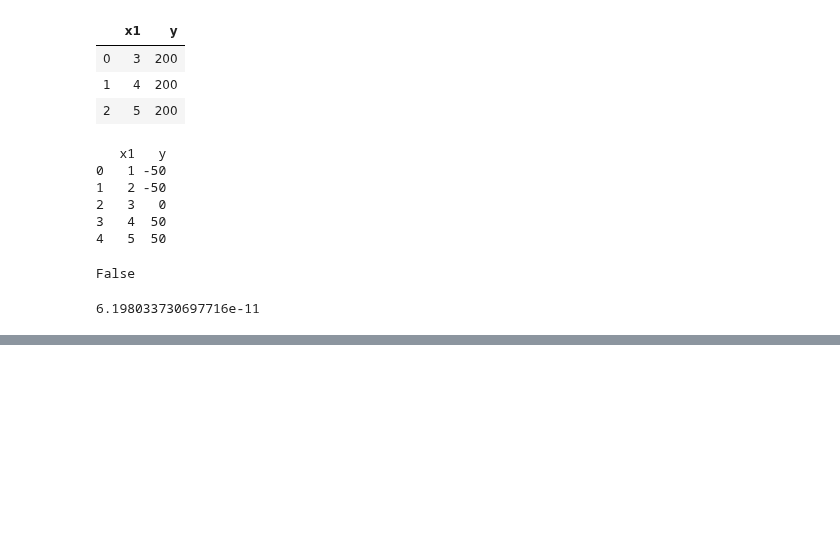
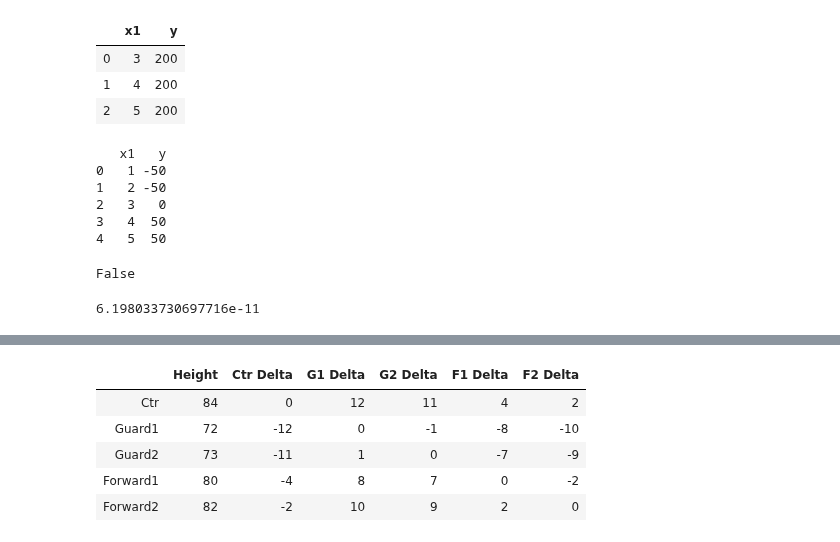
Before and after one commit to parrt/stratx, a Jupyter notebook: notebooks/play.ipynb, the cells around one changed output, grey strips where cells are left out. Saved outputs shown, nothing was run; the diff lists cells and outputs as text; code cells hidden in the pictures; blank space fills up the shorter version.

```diff
--- a/notebooks/play.ipynb
+++ b/notebooks/play.ipynb
@@ -449,0 +463,14 @@ mean_absolute_error(y, y_pred)
+# %%
+df['Ctr Delta'] = df['Height'] - df.loc['Ctr','Height']
+df['G1 Delta'] = df['Height'] - df.loc['Guard1','Height']
+df['G2 Delta'] = df['Height'] - df.loc['Guard2','Height']
+df['F1 Delta'] = df['Height'] - df.loc['Forward1','Height']
+df['F2 Delta'] = df['Height'] - df.loc['Forward2','Height']
+df
+# %% [output]
+|  | Height | Ctr Delta | G1 Delta | G2 Delta | F1 Delta | F2 Delta |
+| Ctr | 84 | 0 | 12 | 11 | 4 | 2 |
+| Guard1 | 72 | -12 | 0 | -1 | -8 | -10 |
+| Guard2 | 73 | -11 | 1 | 0 | -7 | -9 |
+| Forward1 | 80 | -4 | 8 | 7 | 0 | -2 |
+| Forward2 | 82 | -2 | 10 | 9 | 2 | 0 |
```
Also changed, not shown: parts of 15 cells of this notebook, 2 other files.
